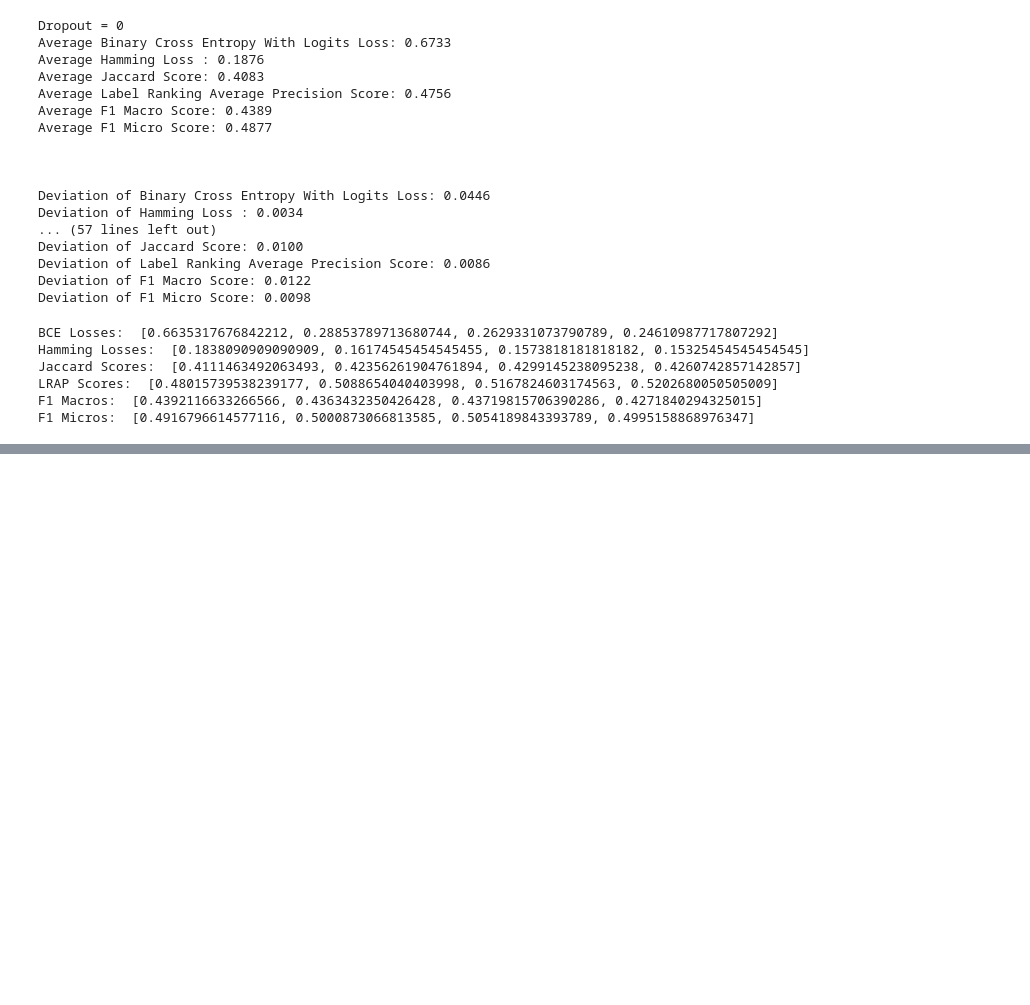
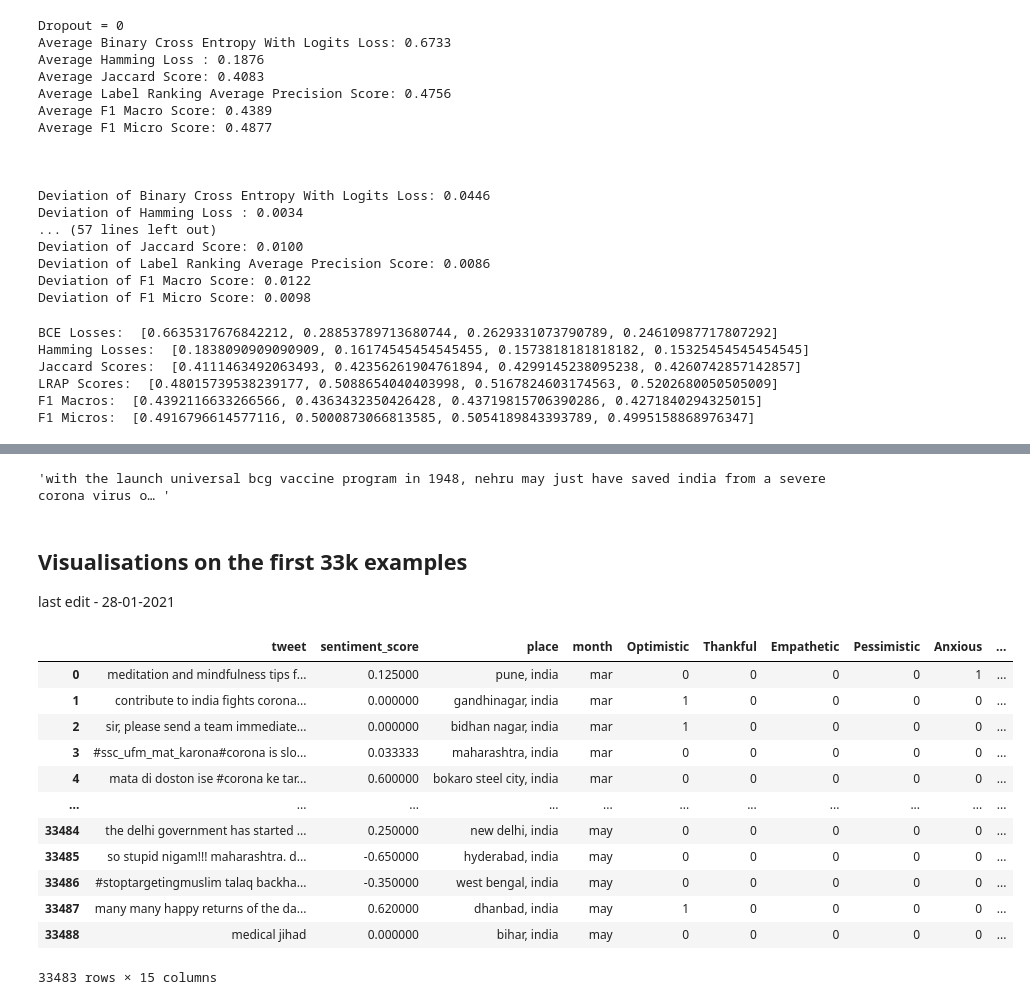
Before and after one commit to sydney-machine-learning/COVID19_sentinentanalysis, a Jupyter notebook: EDA + Preprocessing + Modeling.ipynb, the cells around one changed output, grey strips where cells are left out. Cells and saved outputs as stored; diff of their text form; code cells hidden in the pictures; blank space fills up the shorter version.

```diff
--- a/EDA + Preprocessing + Modeling.ipynb
+++ b/EDA + Preprocessing + Modeling.ipynb
@@ -1375,0 +1742,24 @@ F1 Micros:  [0.4916796614577116, 0.5000873066813585, 0.5054189843393789, 0.49951
+# %%
+soi['tweet'].iloc[rand_idx]
+# %% [output]
+'with the launch universal bcg vaccine program in 1948, nehru may just have saved india from a severe corona virus o… '
+# %% [markdown]
+## **Visualisations on the first 33k examples**
+last edit - 28-01-2021
+# %%
+req = soi.iloc[:33483]
+req
+# %% [output]
+|  | tweet | sentiment_score | place | month | Optimistic | Thankful | Empathetic | Pessimistic | Anxious | ... |
+| 0 | meditation and mindfulness tips f... | 0.125000 | pune, india | mar | 0 | 0 | 0 | 0 | 1 | ... |
+| 1 | contribute to india fights corona... | 0.000000 | gandhinagar, india | mar | 1 | 0 | 0 | 0 | 0 | ... |
+| 2 | sir, please send a team immediate... | 0.000000 | bidhan nagar, india | mar | 1 | 0 | 0 | 0 | 0 | ... |
+| 3 | #ssc_ufm_mat_karona#corona is slo... | 0.033333 | maharashtra, india | mar | 0 | 0 | 0 | 0 | 0 | ... |
+| 4 | mata di doston ise #corona ke tar... | 0.600000 | bokaro steel city, india | mar | 0 | 0 | 0 | 0 | 0 | ... |
+| ... | ... | ... | ... | ... | ... | ... | ... | ... | ... | ... |
+| 33484 | the delhi government has started ... | 0.250000 | new delhi, india | may | 0 | 0 | 0 | 0 | 0 | ... |
+| 33485 | so stupid nigam!!! maharashtra. d... | -0.650000 | hyderabad, india | may | 0 | 0 | 0 | 0 | 0 | ... |
+| 33486 | #stoptargetingmuslim talaq backha... | -0.350000 | west bengal, india | may | 0 | 0 | 0 | 0 | 0 | ... |
+| 33487 | many many happy returns of the da... | 0.620000 | dhanbad, india | may | 1 | 0 | 0 | 0 | 0 | ... |
+| 33488 | medical jihad | 0.000000 | bihar, india | may | 0 | 0 | 0 | 0 | 0 | ... |
+33483 rows × 15 columns
```
Also changed, not shown: parts of 43 cells of this notebook.
